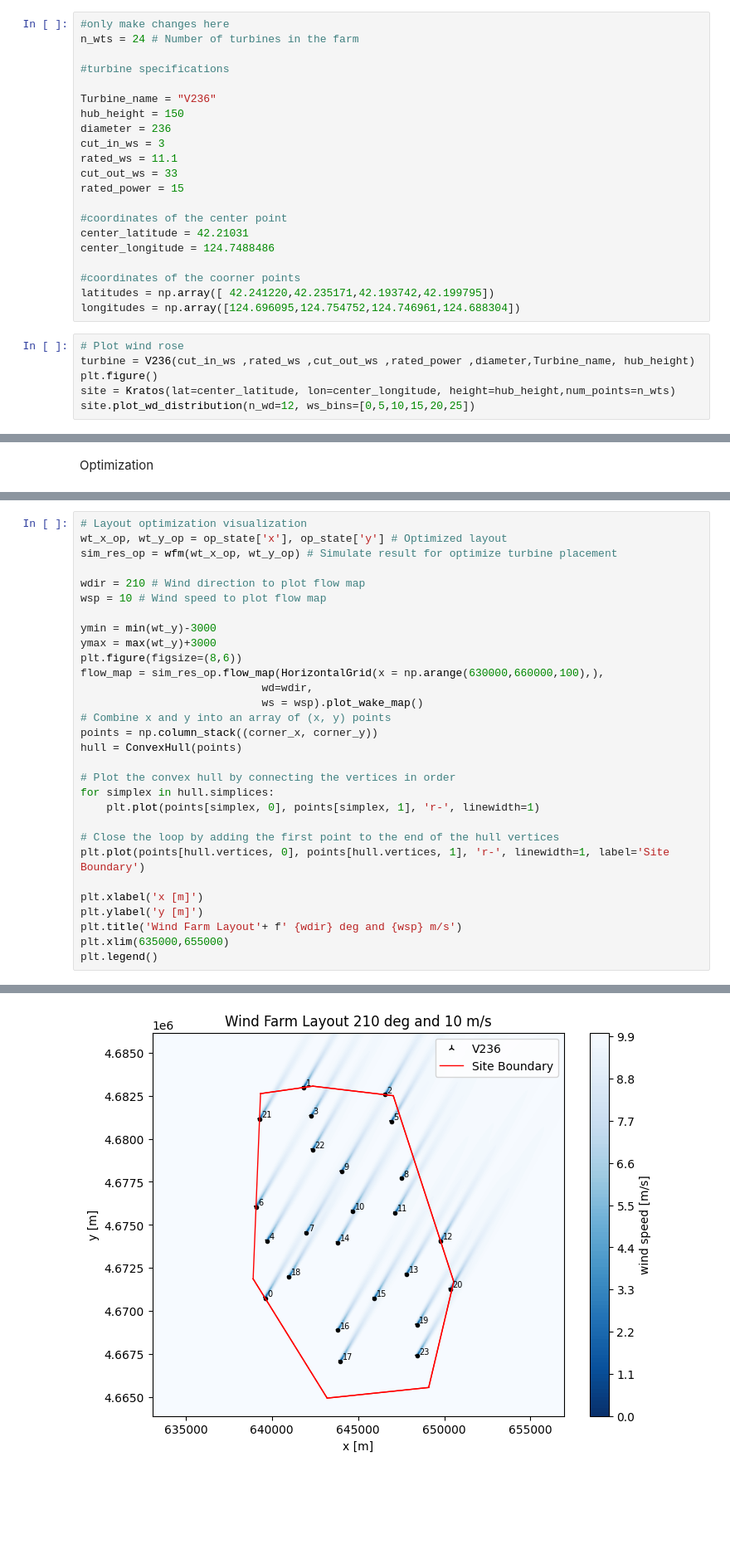
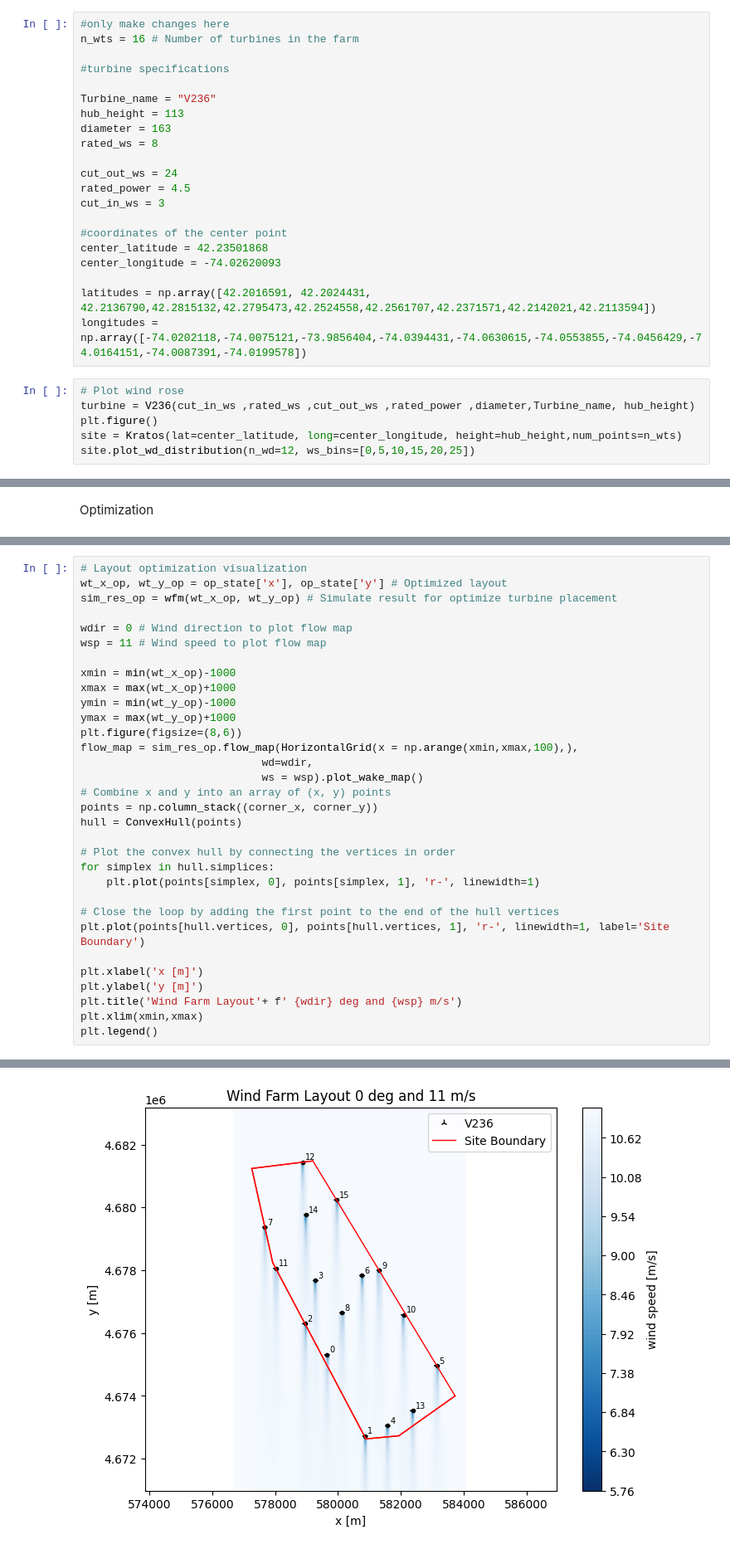
Before and after one commit to clbanjai/Project-Development-Simualtion, a Jupyter notebook: Simulation_Notebook.ipynb, the cells around one changed output, grey strips where cells are left out. Shown: that part at 83% size. Drawn from its saved outputs; the diff is of its cells as text; blank space fills up the shorter version.

```diff
--- a/Simulation_Notebook.ipynb
+++ b/Simulation_Notebook.ipynb
@@ -36,29 +40,29 @@ from topfarm.constraint_components.boundary import XYBoundaryConstraint
 Decision Vairables
 # %%
 #only make changes here
-n_wts = 24 # Number of turbines in the farm
+n_wts = 16 # Number of turbines in the farm
 
 #turbine specifications
 
 Turbine_name = "V236"
-hub_height = 150
-diameter = 236
+hub_height = 113
+diameter = 163
+rated_ws = 8
+
+cut_out_ws = 24
+rated_power = 4.5
 cut_in_ws = 3
-rated_ws = 11.1
-cut_out_ws = 33
-rated_power = 15
 
 #coordinates of the center point
-center_latitude = 42.21031
-center_longitude = 124.7488486
+center_latitude = 42.23501868
+center_longitude = -74.02620093
 
-#coordinates of the coorner points
-latitudes = np.array([ 42.241220,42.235171,42.193742,42.199795])
-longitudes = np.array([124.696095,124.754752,124.746961,124.688304])
+latitudes = np.array([42.2016591, 42.2024431, 42.2136790,42.2815132,42.2795473,42.2524558,42.2561707,42.2371571,42.2142021,42.2113594])
+longitudes = np.array([-74.0202118,-74.0075121,-73.9856404,-74.0394431,-74.0630615,-74.0553855,-74.0456429,-74.0164151,-74.0087391,-74.0199578])
 # %%
 # Plot wind rose
 turbine = V236(cut_in_ws ,rated_ws ,cut_out_ws ,rated_power ,diameter,Turbine_name, hub_height)
 plt.figure()
-site = Kratos(lat=center_latitude, lon=center_longitude, height=hub_height,num_points=n_wts)
+site = Kratos(lat=center_latitude, long=center_longitude, height=hub_height,num_points=n_wts)
 site.plot_wd_distribution(n_wd=12, ws_bins=[0,5,10,15,20,25])
 # %% [output]
@@ -146,34 +143,36 @@ Ignoring fixed x limits to fulfill fixed data aspect with adjustable data limits
 # %%
 # Layout optimization visualization
 wt_x_op, wt_y_op = op_state['x'], op_state['y'] # Optimized layout
 sim_res_op = wfm(wt_x_op, wt_y_op) # Simulate result for optimize turbine placement
 
-wdir = 210 # Wind direction to plot flow map
-wsp = 10 # Wind speed to plot flow map
+wdir = 0 # Wind direction to plot flow map
+wsp = 11 # Wind speed to plot flow map
 
-ymin = min(wt_y)-3000
-ymax = max(wt_y)+3000
+xmin = min(wt_x_op)-1000
+xmax = max(wt_x_op)+1000
+ymin = min(wt_y_op)-1000
+ymax = max(wt_y_op)+1000
 plt.figure(figsize=(8,6))
-flow_map = sim_res_op.flow_map(HorizontalGrid(x = np.arange(630000,660000,100),),
+flow_map = sim_res_op.flow_map(HorizontalGrid(x = np.arange(xmin,xmax,100),),
                             wd=wdir,
                             ws = wsp).plot_wake_map()
 # Combine x and y into an array of (x, y) points
 points = np.column_stack((corner_x, corner_y))
 hull = ConvexHull(points)
 
 # Plot the convex hull by connecting the vertices in order
 for simplex in hull.simplices:
     plt.plot(points[simplex, 0], points[simplex, 1], 'r-', linewidth=1)
 
 # Close the loop by adding the first point to the end of the hull vertices
 plt.plot(points[hull.vertices, 0], points[hull.vertices, 1], 'r-', linewidth=1, label='Site Boundary')
 
 plt.xlabel('x [m]')
 plt.ylabel('y [m]')
 plt.title('Wind Farm Layout'+ f' {wdir} deg and {wsp} m/s')
-plt.xlim(635000,655000)
+plt.xlim(xmin,xmax)
 plt.legend()
 # %% [output]
 <matplotlib.legend.Legend at 0x...>
 Ignoring fixed x limits to fulfill fixed data aspect with adjustable data limits.
-[figure, old version]
+[figure, new version]
```
Also changed, not shown: parts of 11 cells of this notebook, 5 other files.
